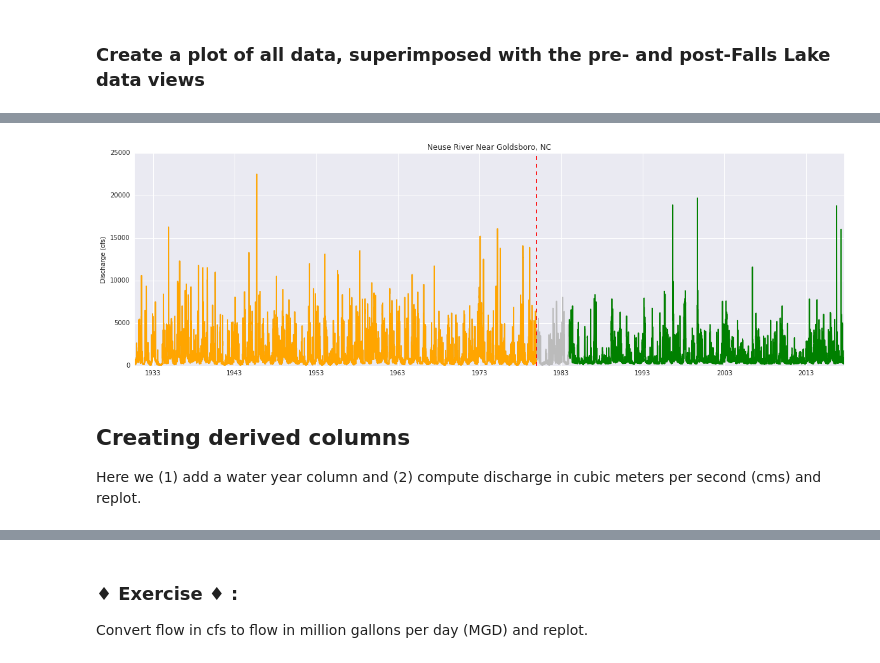
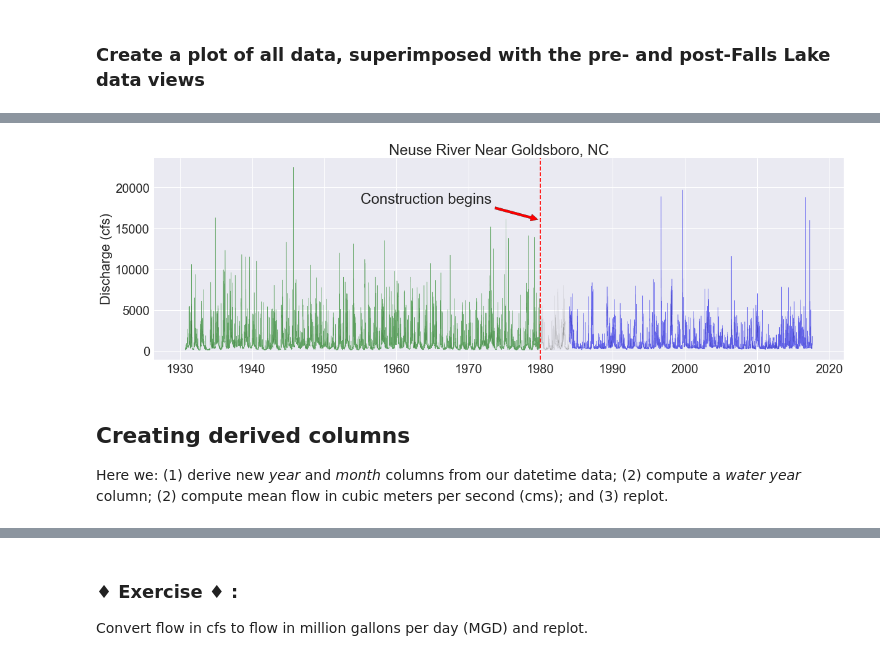
Before and after one commit to johnpfay/Water-Data-Bootcamp, a Jupyter notebook: 1_StreamFlow/Python/02-Data-Exploration.ipynb, the cells around one changed output, grey strips where cells are left out. Cells and saved outputs as stored; diff of their text form; code cells hidden in the pictures.

```diff
--- a/1_StreamFlow/Python/02-Data-Exploration.ipynb
+++ b/1_StreamFlow/Python/02-Data-Exploration.ipynb
@@ -120,10 +123,10 @@ plt.ylabel("Discharge (cfs)");
 https://seaborn.pydata.org/tutorial/aesthetics.html
 # %%
 #Activate seaborn default aesthetics
-sns.set()
+sns.set(font_scale=2)
 #Repeat above
 plt.figure(figsize=(20,6));
-plt.plot(df['datetime'], df['MeanFlow_cfs']);
+plt.plot(df['MeanFlow_cfs']);
 plt.axvline(x='1980-01-01',color='red',ls='--');
 plt.title("Neuse River Near Goldsboro, NC");
 plt.ylabel("Discharge (cfs)");
@@ -134,18 +141,25 @@ plt.ylabel("Discharge (cfs)");
 # %%
 #Create the canvas
-plt.figure(figsize=(20,6));
+plt.figure(figsize=(20,6))
 
 #Add plot lines for the entire dataframe, then the two dataframe subsets
-plt.plot(df['datetime'], df['MeanFlow_cfs'],color='#BBBBBB'); #BBBBBBB is light grey
-plt.plot(dfPre['datetime'], dfPre['MeanFlow_cfs'],color='orange');
-plt.plot(dfPost['datetime'], dfPost['MeanFlow_cfs'],color='green');
+plt.plot(df['MeanFlow_cfs'],color='grey',linewidth=0.1)
+plt.plot(dfPre['MeanFlow_cfs'],color='green',alpha=0.5,linewidth=0.5)
+plt.plot(dfPost['MeanFlow_cfs'],color='blue',alpha=0.5,linewidth=0.5)
 
 #Add the aesthetics
-plt.axvline(x='1979-12-31',color='red',ls='--');
-plt.title("Neuse River Near Goldsboro, NC");
+plt.axvline(x='1979-12-31',color='red',ls='--')
+plt.title("Neuse River Near Goldsboro, NC")
 plt.ylabel("Discharge (cfs)");
+plt.annotate('Construction begins',
+             xy=('1980',16000),
+             xytext=('1955',18000),
+             arrowprops=dict(facecolor='red',shrink=0.05))
+
+#Show the plot
+plt.show;
 # %% [output]
-[figure, old version]
+[figure, new version]
 # %% [markdown]
 ## Creating derived columns
-Here we (1) add a water year column and (2) compute discharge in cubic meters per second (cms) and replot.
+Here we: (1) derive new *year* and *month* columns from our datetime data; (2) compute a *water year* column; (2) compute mean flow in cubic meters per second (cms); and (3) replot.
```
Also changed, not shown: parts of 41 cells of this notebook.
